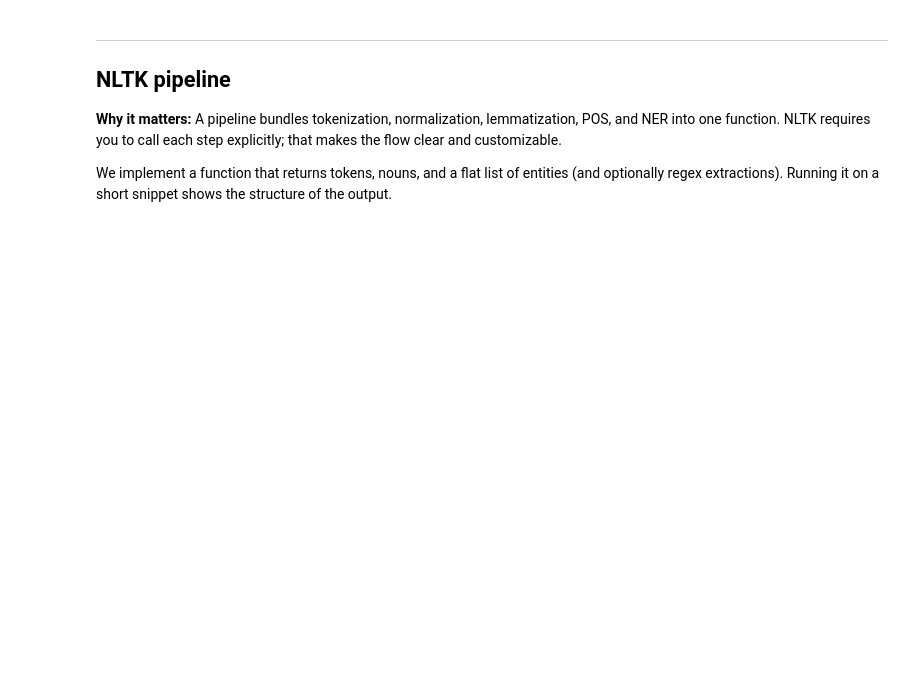
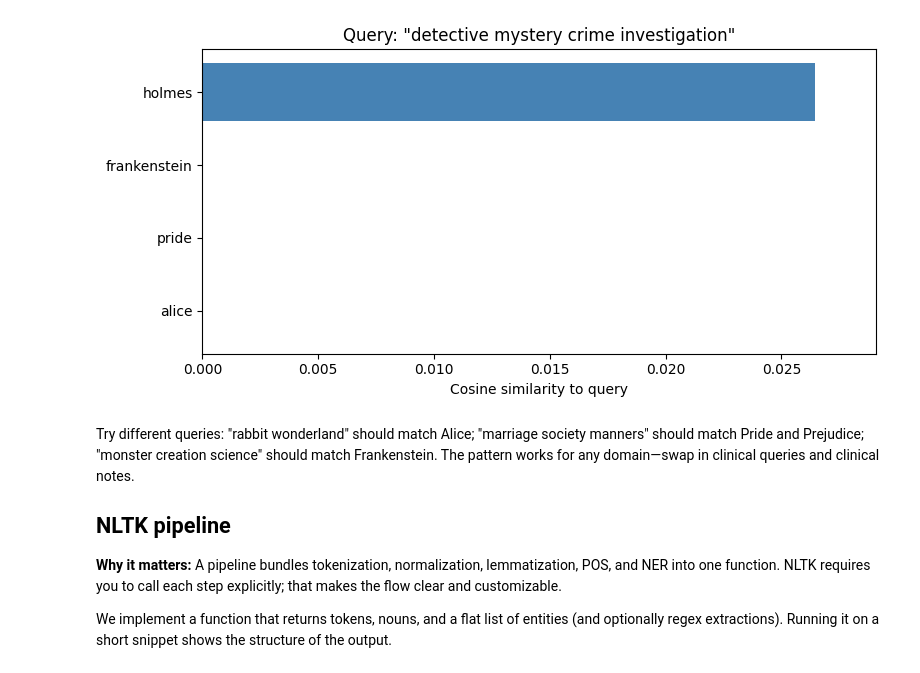
Before and after one commit to oscar-peng/datasci_223, a Jupyter notebook: lectures/04/demo/03a_comparison.ipynb, the cells around one changed output. Drawn from its saved outputs; the diff is of its cells as text; code cells hidden in the pictures; blank space fills up the shorter version.

```diff
--- a/lectures/04/demo/03a_comparison.ipynb
+++ b/lectures/04/demo/03a_comparison.ipynb
@@ -179,0 +219,15 @@ plt.show()
+# %%
+# Fit TF-IDF on the corpus (creates vocabulary from documents)
+tfidf = TfidfVectorizer(stop_words="english")
+tfidf_matrix = tfidf.fit_transform(docs)
+
+# Transform a query using the fitted vocabulary
+query = "detective mystery crime investigation"
+query_vec = tfidf.transform([query])  # Note: transform, not fit_transform
+
+# Compute similarity between query and each document
+similarities = cosine_similarity(query_vec, tfidf_matrix).flatten()
+
+# Show results
+for label, score in zip(labels, similarities):
+    print(f"{label}: {score:.3f}")
@@ -180,5 +245,28 @@ plt.show()
+# %%
+# Visualize query-to-document similarity
+query = "detective mystery crime investigation"
+query_vec = tfidf.transform([query])
+similarities = cosine_similarity(query_vec, tfidf_matrix).flatten()
+
+# Sort by similarity for clearer visualization
+sorted_idx = np.argsort(similarities)[::-1]
+sorted_labels = [labels[i] for i in sorted_idx]
+sorted_scores = similarities[sorted_idx]
+
+fig, ax = plt.subplots(figsize=(8, 4))
+bars = ax.barh(range(len(sorted_labels)), sorted_scores, align="center", color="steelblue")
+ax.set_yticks(range(len(sorted_labels)))
+ax.set_yticklabels(sorted_labels)
+ax.invert_yaxis()
+ax.set_xlabel("Cosine similarity to query")
+ax.set_title(f'Query: "{query}"')
+ax.set_xlim(0, max(sorted_scores) * 1.1 if max(sorted_scores) > 0 else 1)
+plt.tight_layout()
+plt.show()
+# %% [output]
+[figure, added]
 # %% [markdown]
----
+Try different queries: "rabbit wonderland" should match Alice; "marriage society manners" should match Pride and Prejudice; "monster creation science" should match Frankenstein. The pattern works for any domain—swap in clinical queries and clinical notes.
 
 ## NLTK pipeline
 
```
Also changed, not shown: parts of 33 cells of this notebook, 21 other files.
